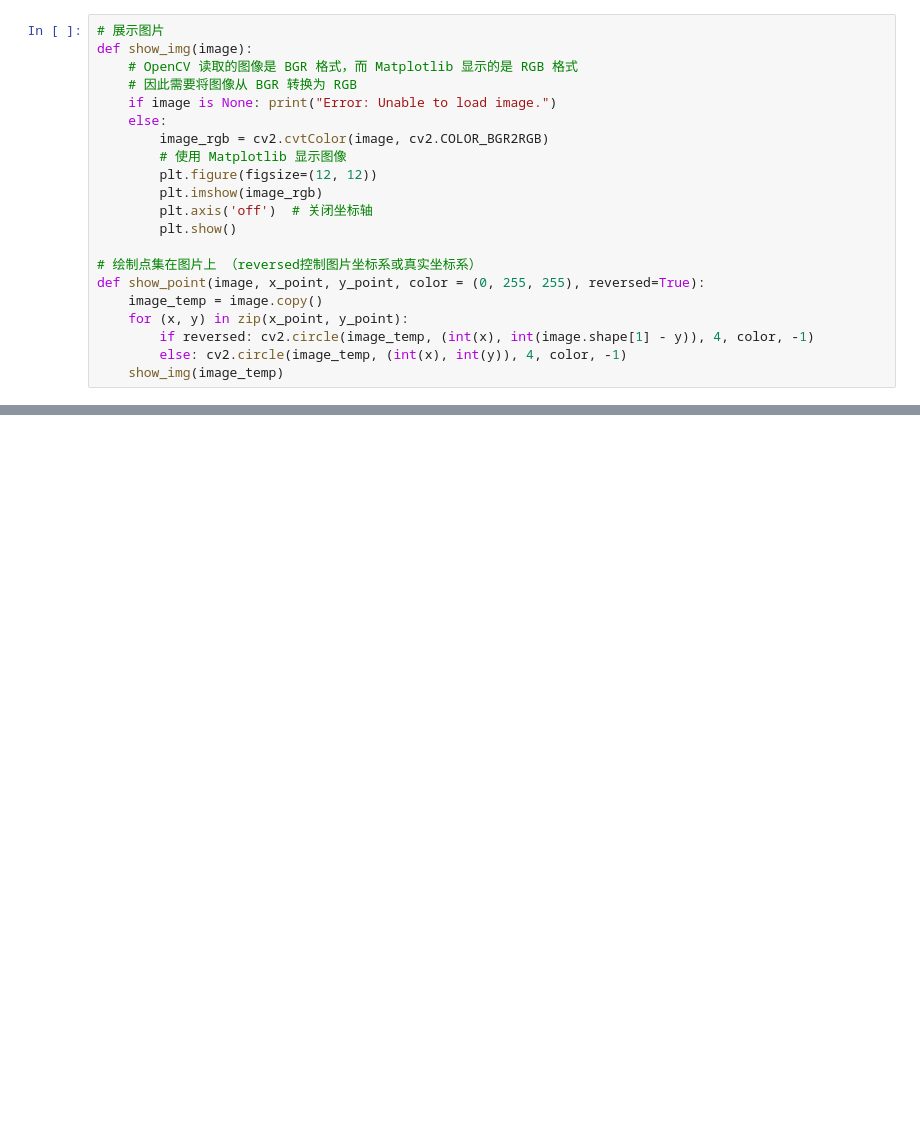
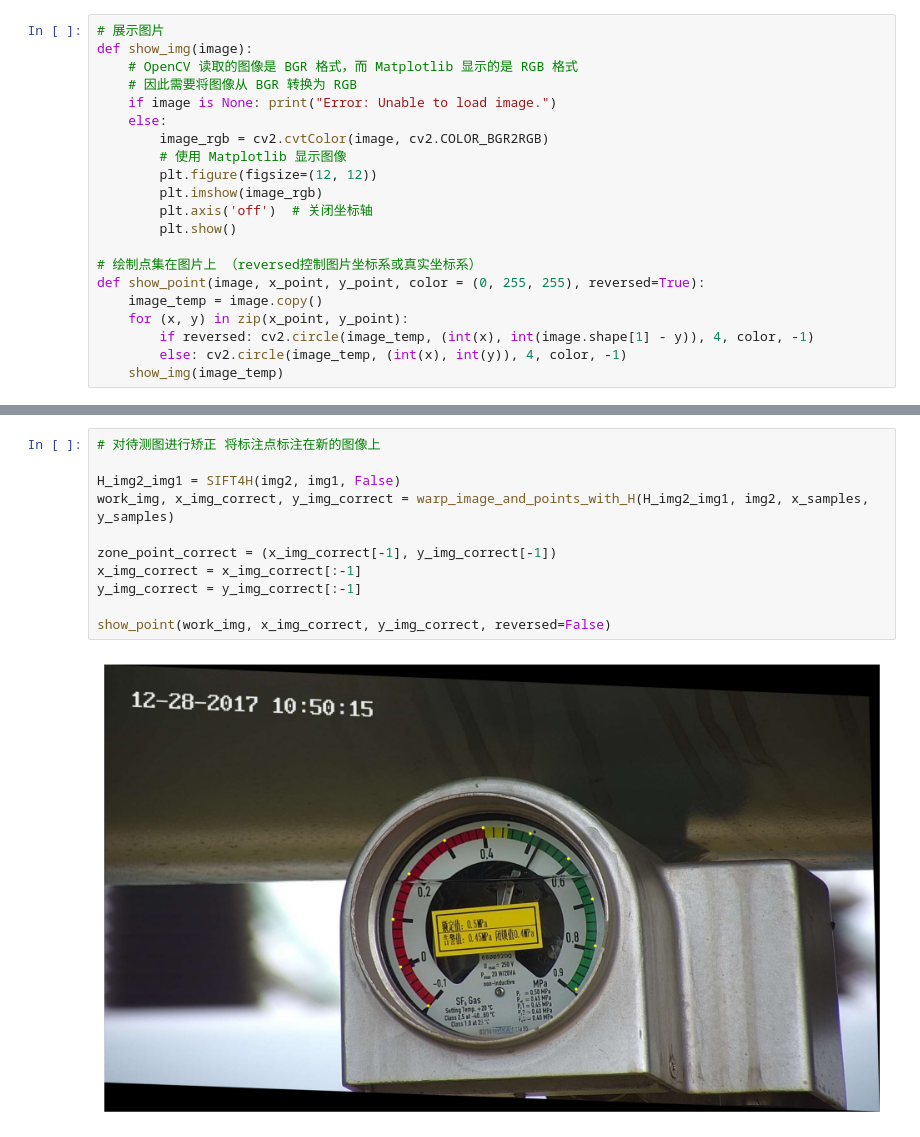
Before and after one commit to aoiJays/ai4clock, a Jupyter notebook: baseline3.ipynb, the cells around one changed output, grey strips where cells are left out. Drawn from its saved outputs; the diff is of its cells as text; blank space fills up the shorter version.

```diff
--- a/baseline3.ipynb
+++ b/baseline3.ipynb
@@ -96,0 +283,13 @@ def show_point(image, x_point, y_point, color = (0, 255, 255), reversed=True):
+# %%
+# 对待测图进行矫正 将标注点标注在新的图像上
+
+H_img2_img1 = SIFT4H(img2, img1, False)
+work_img, x_img_correct, y_img_correct = warp_image_and_points_with_H(H_img2_img1, img2, x_samples, y_samples)
+
+zone_point_correct = (x_img_correct[-1], y_img_correct[-1])
+x_img_correct = x_img_correct[:-1]
+y_img_correct = y_img_correct[:-1]
+
+show_point(work_img, x_img_correct, y_img_correct, reversed=False)
+# %% [output]
+[figure, added]
```
Also changed, not shown: parts of 8 cells of this notebook, 1 other file.
